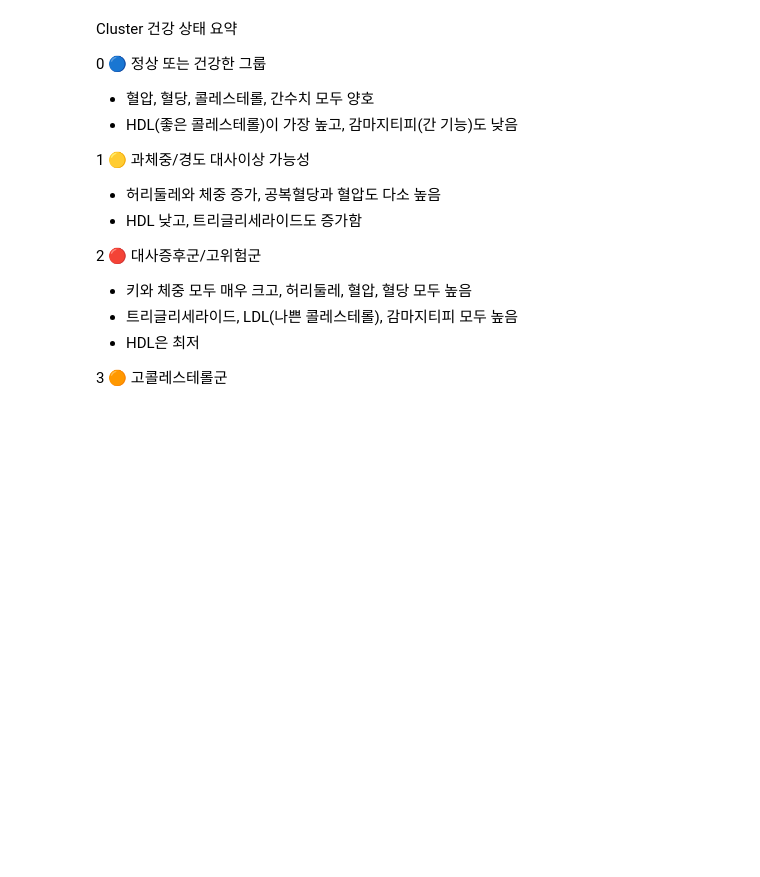
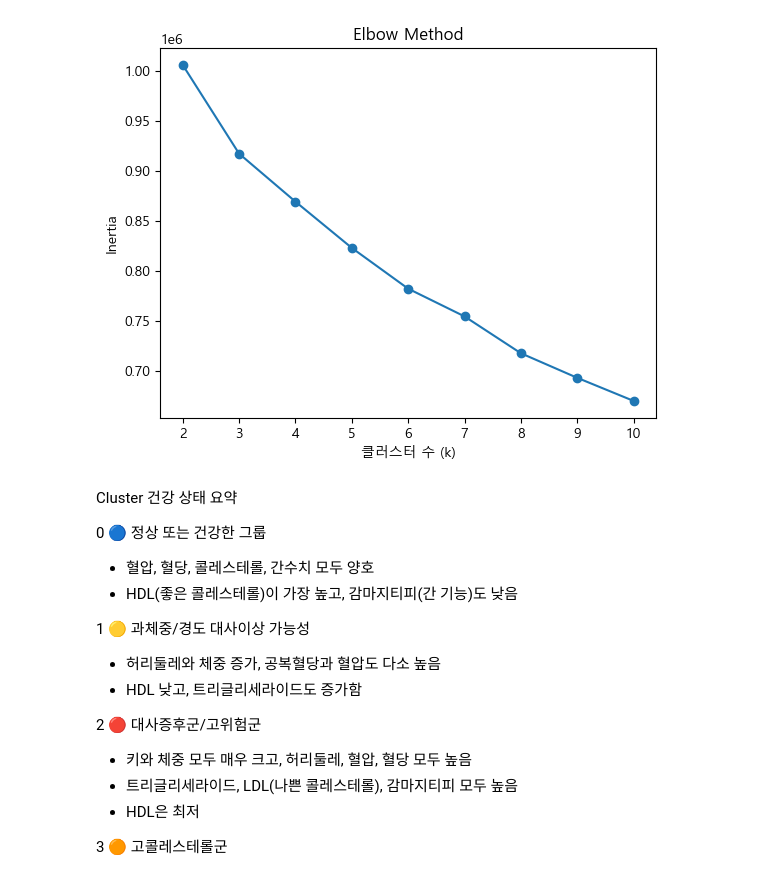
Before and after one commit to HSU-BigdataProgramming/cholesterol-prediction-nhis, a Jupyter notebook: KMeans.ipynb, the cells around one changed output. Cells and saved outputs as stored; diff of their text form; code cells hidden in the pictures; blank space fills up the shorter version.

```diff
--- a/KMeans.ipynb
+++ b/KMeans.ipynb
@@ -16,34 +16,36 @@ import matplotlib.pyplot as plt
 # 데이터 불러오기
 df = pd.read_csv("health_sample.csv")
 
 # 분석에 사용할 컬럼 선택 (예시: 수치 기반 변수만)
 features = [
     '신장(5cm단위)', '체중(5kg단위)', '허리둘레',
     '수축기혈압', '이완기혈압', '식전혈당(공복혈당)',
     '총콜레스테롤', '트리글리세라이드', 'HDL콜레스테롤',
-    'LDL콜레스테롤', '감마지티피'
+    'LDL콜레스테롤', '감마지티피', '시도코드'
 ]
 
 # 결측치 제거
 df_selected = df[features].dropna()
 
 # 정규화 (스케일링)
 scaler = StandardScaler()
 X_scaled = scaler.fit_transform(df_selected)
 
 # 최적 클러스터 수 찾기 (엘보우 메서드)
 inertia = []
 for k in range(2, 11):
     km = KMeans(n_clusters=k, random_state=42)
     km.fit(X_scaled)
     inertia.append(km.inertia_)
 
 # 결과 시각화
 plt.plot(range(2, 11), inertia, marker='o')
 plt.xlabel('클러스터 수 (k)')
 plt.ylabel('Inertia')
 plt.title('Elbow Method')
 plt.show()
+# %% [output]
+[figure, added]
 # %% [markdown]
 Cluster	건강 상태 요약
 
```
Also changed, not shown: parts of 3 cells of this notebook, 2 other files.
